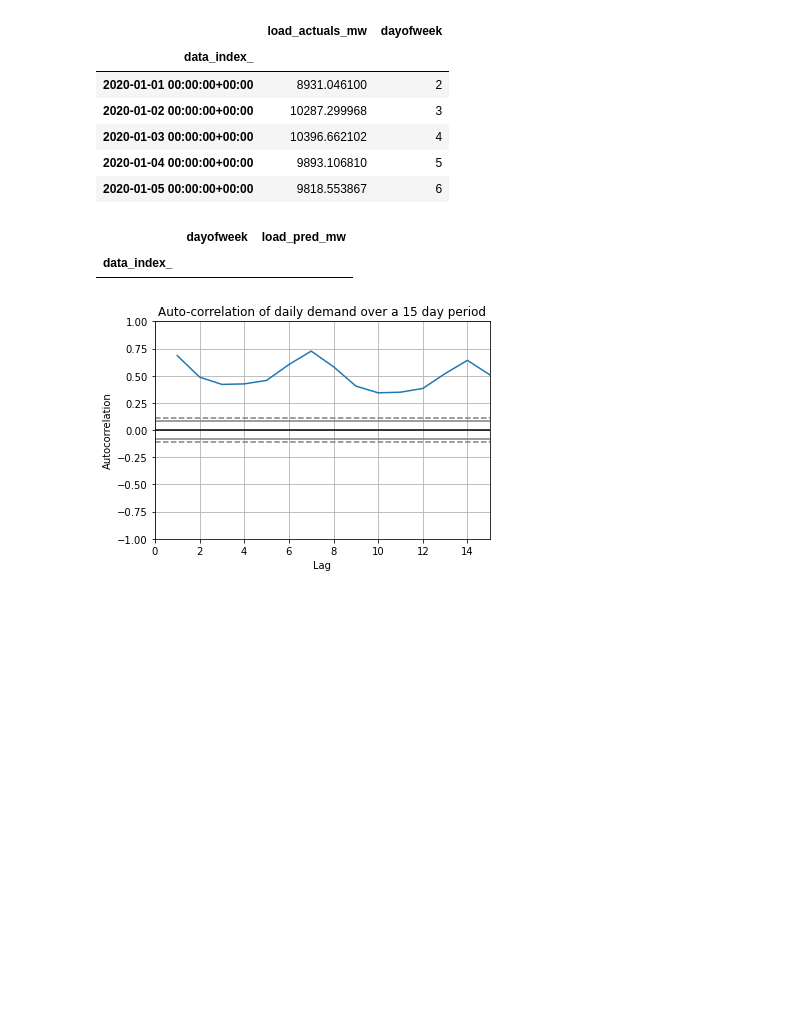
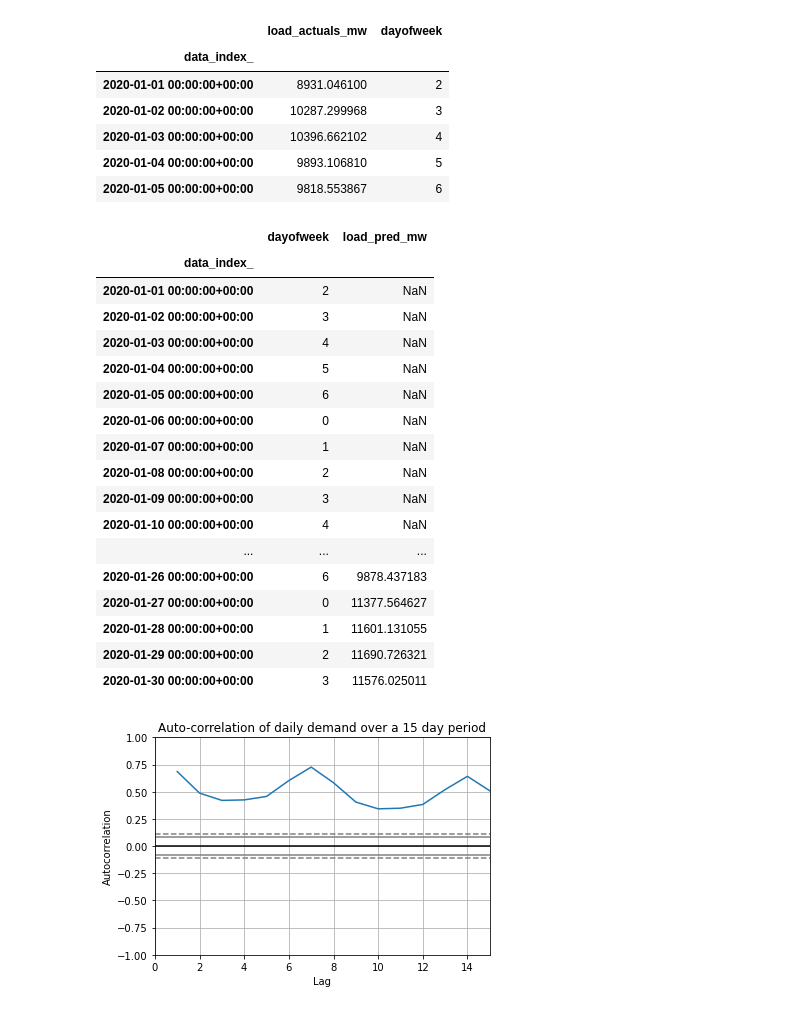
Before and after one commit to MBrouns/PyLadiesMLOpsCapstone, a Jupyter notebook: notebooks/prepare_data.ipynb, the cells around one changed output. Drawn from its saved outputs; the diff is of its cells as text; code cells hidden in the pictures; blank space fills up the shorter version.

```diff
--- a/notebooks/prepare_data.ipynb
+++ b/notebooks/prepare_data.ipynb
@@ -16,0 +24,5 @@ DATADIR = os.path.join(WORKDIR, '../data')
+# %%
+WORKDIR = os.path.dirname(os.getcwd())
+DATADIR = os.path.join(WORKDIR, 'data')
+
+DATADIR
@@ -60,8 +74,24 @@ df_load_pred = (
     .set_index('data_index_')
 ).rename(columns ={'load_actuals_mw' : 'load_pred_mw'})
 # %%
-df_load_pred.head(0)
+df_load_pred.head(30)
 # %% [output]
 |  | dayofweek | load_pred_mw |
 | data_index_ |  |  |
+| 2020-01-01 00:00:00+00:00 | 2 | NaN |
+| 2020-01-02 00:00:00+00:00 | 3 | NaN |
+| 2020-01-03 00:00:00+00:00 | 4 | NaN |
+| 2020-01-04 00:00:00+00:00 | 5 | NaN |
+| 2020-01-05 00:00:00+00:00 | 6 | NaN |
+| 2020-01-06 00:00:00+00:00 | 0 | NaN |
+| 2020-01-07 00:00:00+00:00 | 1 | NaN |
+| 2020-01-08 00:00:00+00:00 | 2 | NaN |
+| 2020-01-09 00:00:00+00:00 | 3 | NaN |
+| 2020-01-10 00:00:00+00:00 | 4 | NaN |
+| ... | ... | ... |
+| 2020-01-26 00:00:00+00:00 | 6 | 9878.437183 |
+| 2020-01-27 00:00:00+00:00 | 0 | 11377.564627 |
+| 2020-01-28 00:00:00+00:00 | 1 | 11601.131055 |
+| 2020-01-29 00:00:00+00:00 | 2 | 11690.726321 |
+| 2020-01-30 00:00:00+00:00 | 3 | 11576.025011 |
 # %%
```
Also changed, not shown: parts of 18 cells of this notebook.
